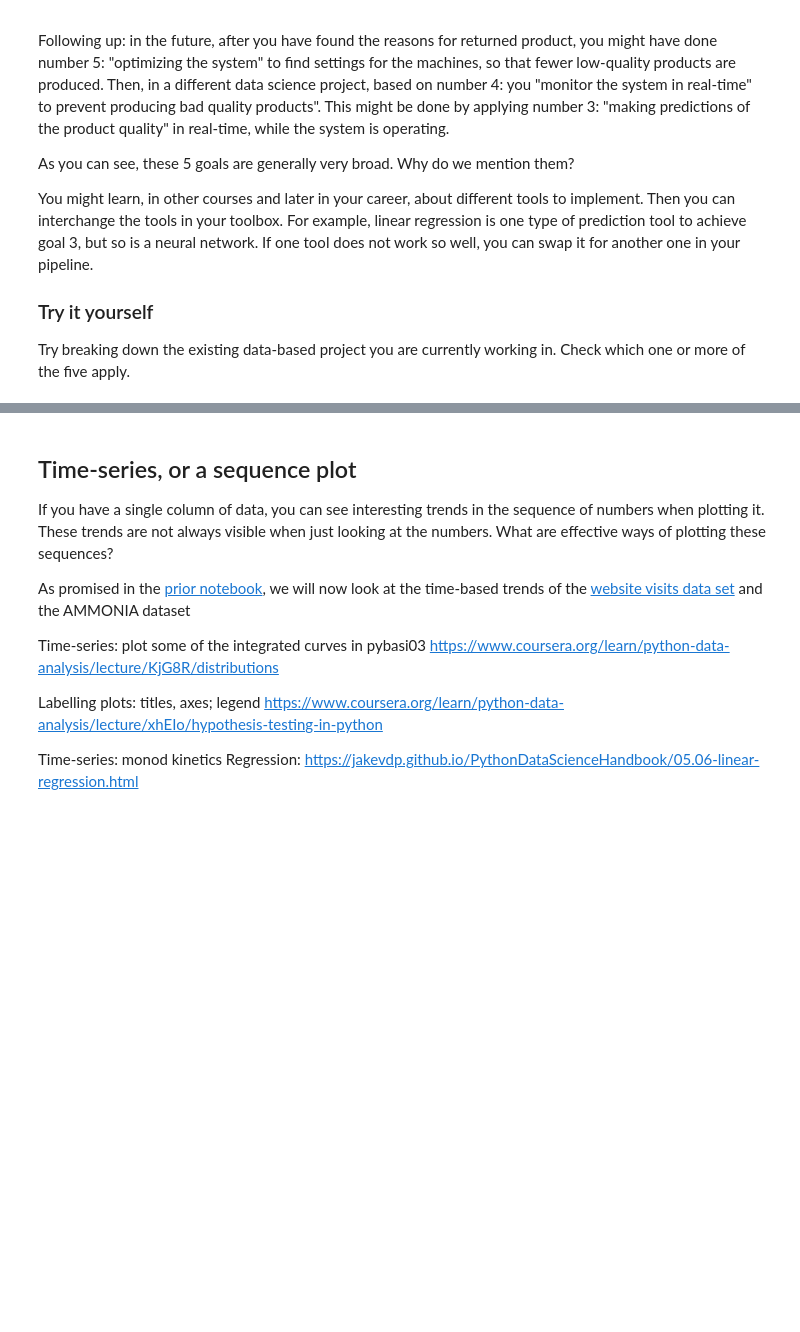
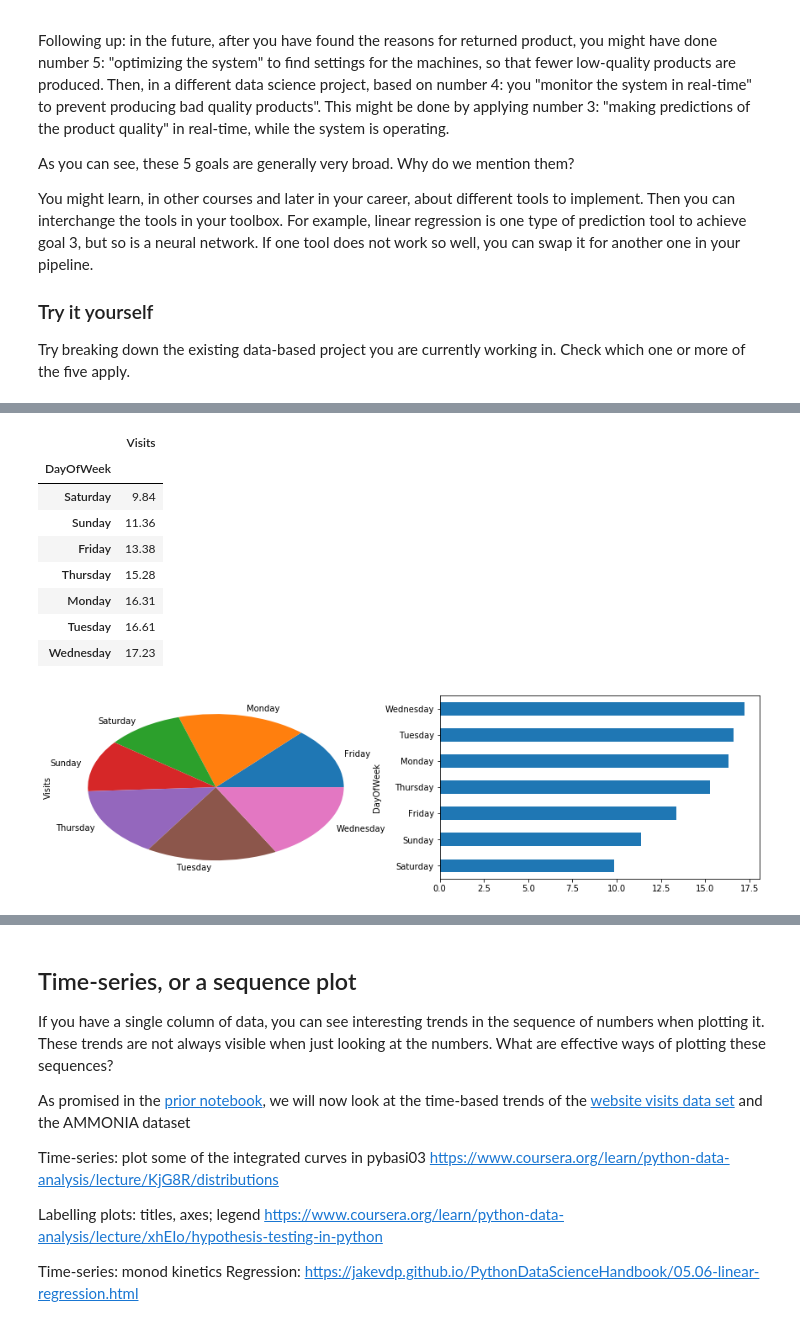
Before and after one commit to kgdunn/python-basic-notebooks, a Jupyter notebook: Module-10-interactive.ipynb, the cells around one changed output, grey strips where cells are left out. Cells and saved outputs as stored; diff of their text form; code cells hidden in the pictures; blank space fills up the shorter version.

Commit message:
Added section on data tables and pie charts

```diff
--- a/Module-10-interactive.ipynb
+++ b/Module-10-interactive.ipynb
@@ -111,0 +142,31 @@ Level of precision set in the data table display?
+# %%
+from matplotlib import pyplot
+%matplotlib inline
+import pandas as pd
+
+website = pd.read_csv('http://openmv.net/file/website-traffic.csv')
+website.drop(columns=['MonthDay', 'Year'], inplace=True)
+average_visits_per_day = website.groupby('DayOfWeek').mean()
+percentage = average_visits_per_day / average_visits_per_day.sum()  * 100
+
+fig = pyplot.figure(figsize=(15, 4));
+percentage.plot.pie(y='Visits', ax=pyplot.subplot(1, 2, 1), legend=False)
+
+# Right plot: subplot(1,2,2) means: create 1 row, with 2 columns, and draw in the 2nd box
+# Take the same grouped data from before, except sort it now:
+percentage.sort_values('Visits', ascending=True, inplace=True)
+percentage.plot.barh(ax=pyplot.subplot(1, 2, 2), legend=False)
+
+pd.set_option('precision', 2)
+percentage
+# %% [output]
+|  | Visits |
+| DayOfWeek |  |
+| Saturday | 9.84 |
+| Sunday | 11.36 |
+| Friday | 13.38 |
+| Thursday | 15.28 |
+| Monday | 16.31 |
+| Tuesday | 16.61 |
+| Wednesday | 17.23 |
+[figure, added]
```
Also changed, not shown: parts of 8 cells of this notebook.
